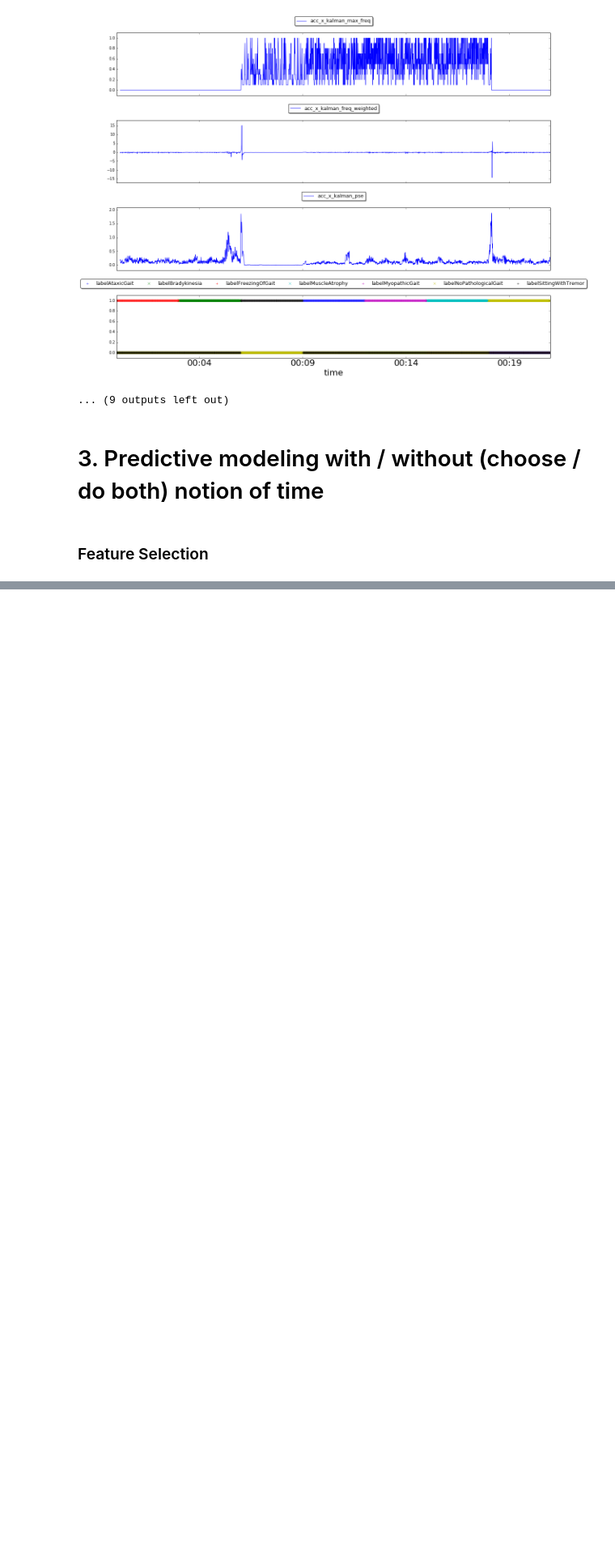
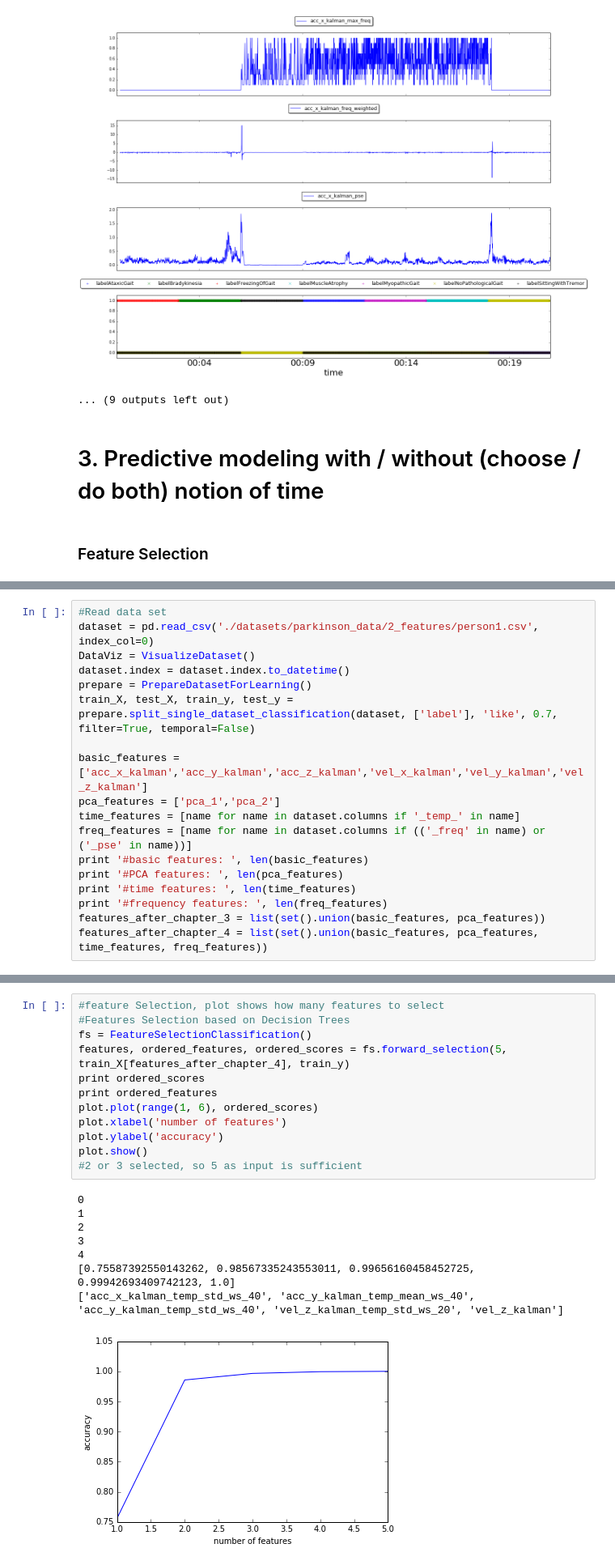
Before and after one commit to davidstap/ML4QS, a Jupyter notebook: assignment3.ipynb, the cells around one changed output, grey strips where cells are left out. Shown at 81% size. Drawn from its saved outputs; the diff is of its cells as text; blank space fills up the shorter version.

```diff
--- a/assignment3.ipynb
+++ b/assignment3.ipynb
@@ -612,0 +639,18 @@ person  5
+# %%
+#Read data set
+dataset = pd.read_csv('./datasets/parkinson_data/2_features/person1.csv', index_col=0)
+DataViz = VisualizeDataset()
+dataset.index = dataset.index.to_datetime()
+prepare = PrepareDatasetForLearning()
+train_X, test_X, train_y, test_y = prepare.split_single_dataset_classification(dataset, ['label'], 'like', 0.7, filter=True, temporal=False)
+
+basic_features = ['acc_x_kalman','acc_y_kalman','acc_z_kalman','vel_x_kalman','vel_y_kalman','vel_z_kalman']
+pca_features = ['pca_1','pca_2']
+time_features = [name for name in dataset.columns if '_temp_' in name]
+freq_features = [name for name in dataset.columns if (('_freq' in name) or ('_pse' in name))]
+print '#basic features: ', len(basic_features)
+print '#PCA features: ', len(pca_features)
+print '#time features: ', len(time_features)
+print '#frequency features: ', len(freq_features)
+features_after_chapter_3 = list(set().union(basic_features, pca_features))
+features_after_chapter_4 = list(set().union(basic_features, pca_features, time_features, freq_features))
@@ -612,0 +662,21 @@ person  5
+# %%
+#feature Selection, plot shows how many features to select
+#Features Selection based on Decision Trees
+fs = FeatureSelectionClassification()
+features, ordered_features, ordered_scores = fs.forward_selection(5, train_X[features_after_chapter_4], train_y)
+print ordered_scores
+print ordered_features
+plot.plot(range(1, 6), ordered_scores)
+plot.xlabel('number of features')
+plot.ylabel('accuracy')
+plot.show()
+#2 or 3 selected, so 5 as input is sufficient
+# %% [output]
+0
+1
+2
+3
+4
+[0.75587392550143262, 0.98567335243553011, 0.99656160458452725, 0.99942693409742123, 1.0]
+['acc_x_kalman_temp_std_ws_40', 'acc_y_kalman_temp_mean_ws_40', 'acc_y_kalman_temp_std_ws_40', 'vel_z_kalman_temp_std_ws_20', 'vel_z_kalman']
+[figure, added]
```
Also changed, not shown: parts of 17 cells of this notebook.
